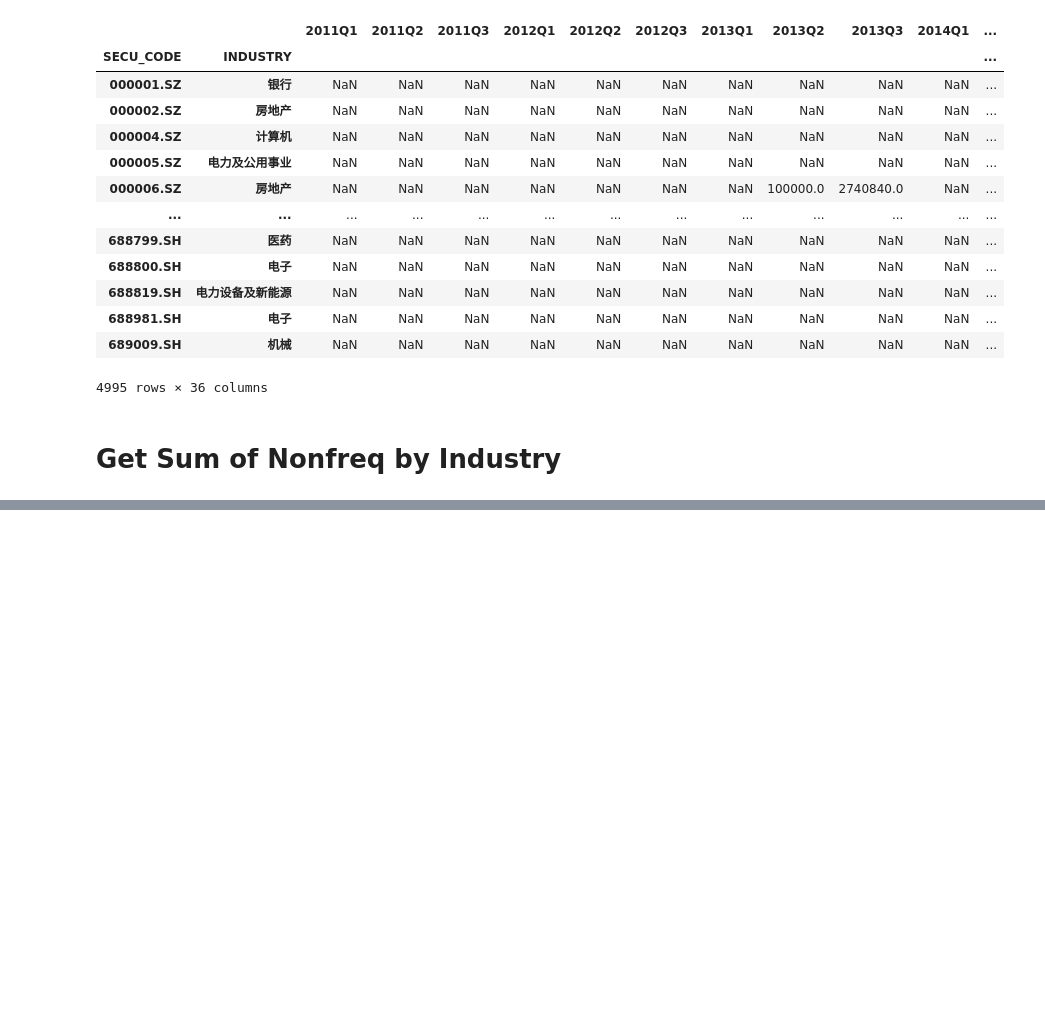
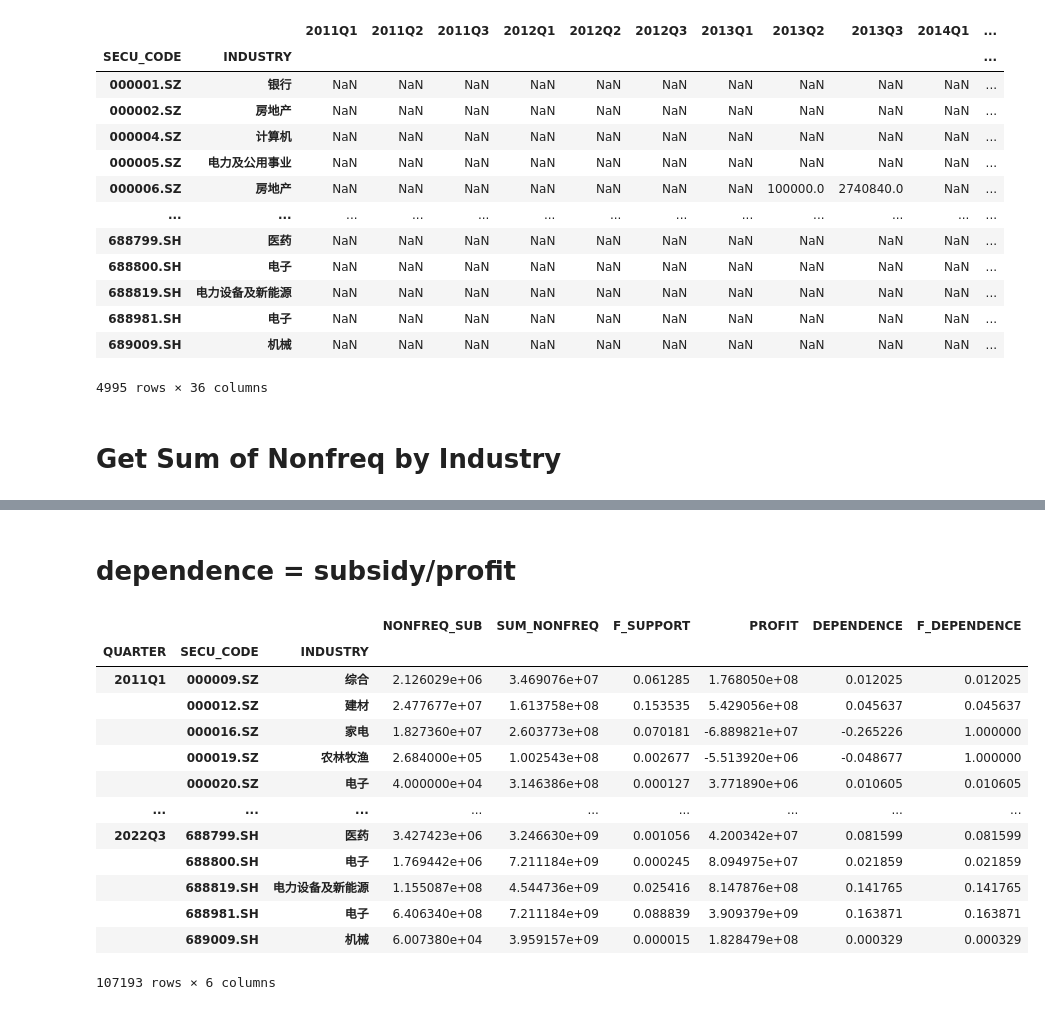
Before and after one commit to jasongangquanzhang/Government_Subsidy_Factor, a Jupyter notebook: nonfreq_sub_data_clean.ipynb, the cells around one changed output, grey strips where cells are left out. Drawn from its saved outputs; the diff is of its cells as text; code cells hidden in the pictures; blank space fills up the shorter version.

```diff
--- a/nonfreq_sub_data_clean.ipynb
+++ b/nonfreq_sub_data_clean.ipynb
@@ -82,0 +147,9 @@ df_nonfreq
+# %%
+df_nonfreq = pd.merge(
+    left=df, right=df_ind_sum, left_index=True, right_index=True
+)  # merge the Dataframe to make nonfreq and industry sum in the same Dataframe
+df_nonfreq = df_nonfreq.reset_index()
+df_nonfreq = df_nonfreq.sort_values(["QUARTER", "SECU_CODE"])
+df_nonfreq["F_SUPPORT"] = df_nonfreq["NONFREQ_SUB"] / df_nonfreq["SUM_NONFREQ"]
+df_nonfreq = df_nonfreq.set_index(["QUARTER", "SECU_CODE", "INDUSTRY"])
+df_nonfreq
@@ -82,0 +192,6 @@ df_nonfreq
+# %%
+df = df_profit.stack()
+df =df.reset_index()
+df =df.rename(columns = {"level_2": "QUARTER",0: "PROFIT"})
+df =df.set_index(["QUARTER","SECU_CODE","INDUSTRY"]) # synchronize index
+df
@@ -82,0 +213,5 @@ df_nonfreq
+# %%
+df_nonfreq = pd.merge(
+    left=df_nonfreq, right=df, left_index=True, right_index=True
+)  # merge the dataframe to make nonfreq and profit in the same dataframe
+df_nonfreq
@@ -82,0 +233,26 @@ df_nonfreq
+# %% [markdown]
+# dependence = subsidy/profit
+# %%
+df_nonfreq["DEPENDENCE"] = df_nonfreq["NONFREQ_SUB"] / df_nonfreq["PROFIT"]
+# subsidy > profit : dependence = 1
+# other: original value
+df_nonfreq["F_DEPENDENCE"] = df_nonfreq.DEPENDENCE
+df_nonfreq["F_DEPENDENCE"] = df_nonfreq.F_DEPENDENCE.mask(
+    (df_nonfreq.NONFREQ_SUB > df_nonfreq.PROFIT), 1
+)
+df_nonfreq
+# %% [output]
+|  |  |  | NONFREQ_SUB | SUM_NONFREQ | F_SUPPORT | PROFIT | DEPENDENCE | F_DEPENDENCE |
+| QUARTER | SECU_CODE | INDUSTRY |  |  |  |  |  |  |
+| 2011Q1 | 000009.SZ | 综合 | 2.126029e+06 | 3.469076e+07 | 0.061285 | 1.768050e+08 | 0.012025 | 0.012025 |
+|  | 000012.SZ | 建材 | 2.477677e+07 | 1.613758e+08 | 0.153535 | 5.429056e+08 | 0.045637 | 0.045637 |
+|  | 000016.SZ | 家电 | 1.827360e+07 | 2.603773e+08 | 0.070181 | -6.889821e+07 | -0.265226 | 1.000000 |
+|  | 000019.SZ | 农林牧渔 | 2.684000e+05 | 1.002543e+08 | 0.002677 | -5.513920e+06 | -0.048677 | 1.000000 |
+|  | 000020.SZ | 电子 | 4.000000e+04 | 3.146386e+08 | 0.000127 | 3.771890e+06 | 0.010605 | 0.010605 |
+| ... | ... | ... | ... | ... | ... | ... | ... | ... |
+| 2022Q3 | 688799.SH | 医药 | 3.427423e+06 | 3.246630e+09 | 0.001056 | 4.200342e+07 | 0.081599 | 0.081599 |
+|  | 688800.SH | 电子 | 1.769442e+06 | 7.211184e+09 | 0.000245 | 8.094975e+07 | 0.021859 | 0.021859 |
+|  | 688819.SH | 电力设备及新能源 | 1.155087e+08 | 4.544736e+09 | 0.025416 | 8.147876e+08 | 0.141765 | 0.141765 |
+|  | 688981.SH | 电子 | 6.406340e+08 | 7.211184e+09 | 0.088839 | 3.909379e+09 | 0.163871 | 0.163871 |
+|  | 689009.SH | 机械 | 6.007380e+04 | 3.959157e+09 | 0.000015 | 1.828479e+08 | 0.000329 | 0.000329 |
+107193 rows × 6 columns
```
Also changed, not shown: parts of 15 cells of this notebook, 2 other files.
